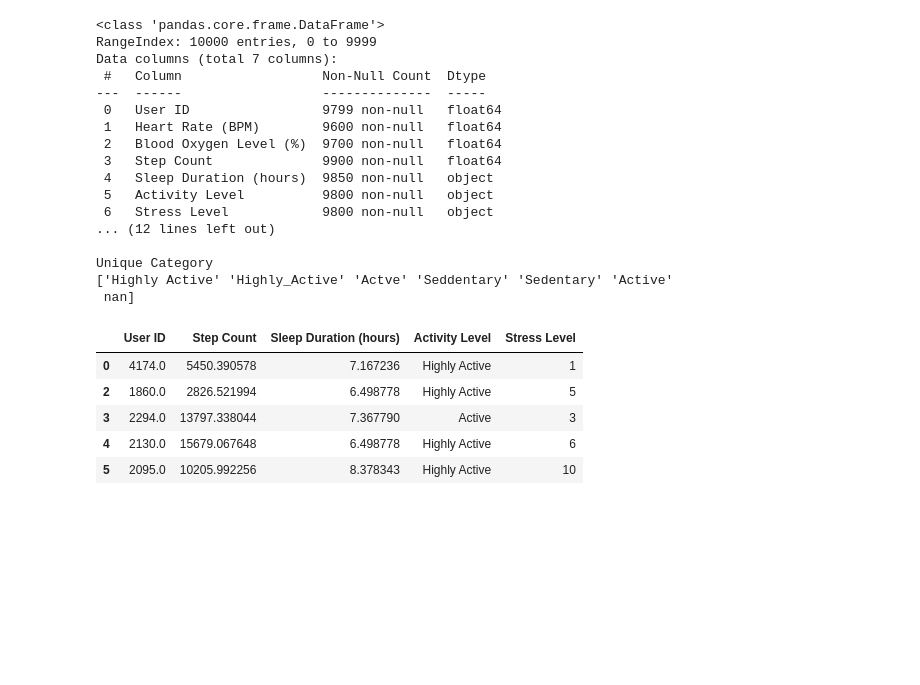
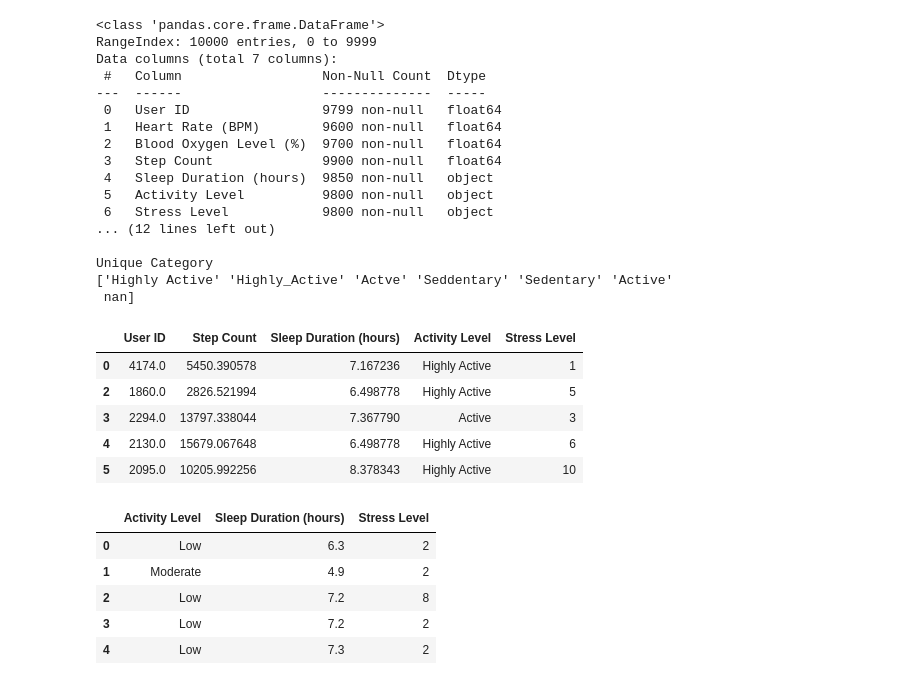
Before and after one commit to LuoYanHao-2025/Data_Science_Group31, a Jupyter notebook: project.ipynb, the cells around one changed output. Drawn from its saved outputs; the diff is of its cells as text; code cells hidden in the pictures; blank space fills up the shorter version.

```diff
--- a/project.ipynb
+++ b/project.ipynb
@@ -72,0 +83,24 @@ df.to_csv(output_path, index=False)
+# %%
+df2['Sleep Duration (hours)'] = df2['Sleep Duration (hours)'].fillna(df2['Sleep Duration (hours)'].median())
+df2['Activity Level'] = df2['Activity Level'].fillna(df2['Activity Level'].mode()[0])
+df2['Stress Level'] = df2['Stress Level'].fillna(df2['Stress Level'].mode()[0])
+#fill missing value
+# %%
+stress = {'Low': 2, 'Moderate': 5, 'High': 8}
+df2['Stress Level'] = df2['Stress Level'].map(stress)
+# %%
+Q1 = df2['Sleep Duration (hours)'].quantile(0.25)
+Q3 = df2['Sleep Duration (hours)'].quantile(0.75)
+IQR = Q3 - Q1
+df2 = df2[(df2['Sleep Duration (hours)'] >= (Q1 - 1.5 * IQR)) & (df2['Sleep Duration (hours)'] <= (Q3 + 1.5 * IQR))]
+# %%
+df2 = df2.drop_duplicates()
+# %%
+df2.head()
+# %% [output]
+|  | Activity Level | Sleep Duration (hours) | Stress Level |
+| 0 | Low | 6.3 | 2 |
+| 1 | Moderate | 4.9 | 2 |
+| 2 | Low | 7.2 | 8 |
+| 3 | Low | 7.2 | 2 |
+| 4 | Low | 7.3 | 2 |
```
Also changed, not shown: parts of 13 cells of this notebook.
